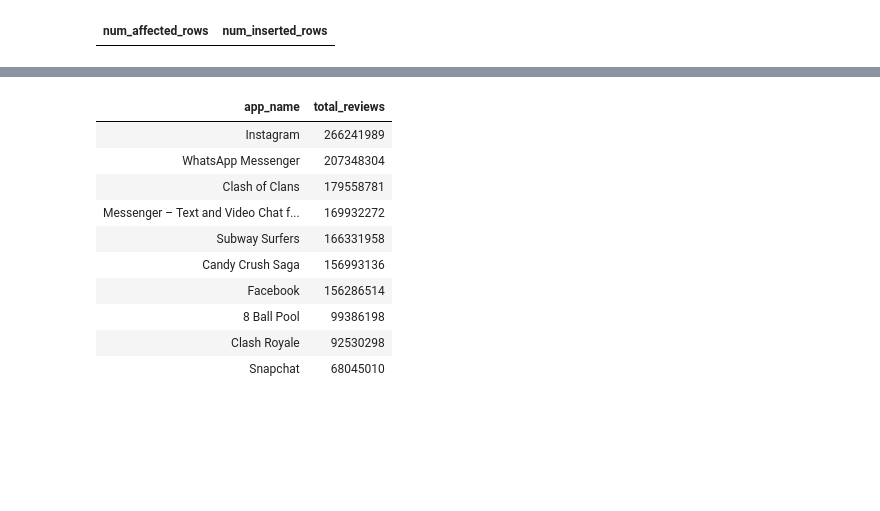
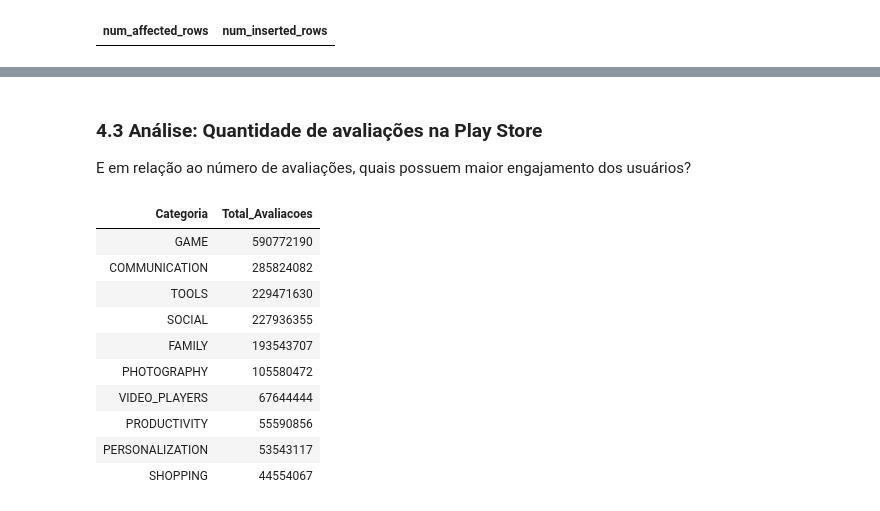
Before and after one commit to Romario76/Pos-PUCRJ-Data-Science-Analytics, a Jupyter notebook: MVP_EngDados.ipynb, the cells around one changed output, grey strips where cells are left out. Saved outputs shown, nothing was run; the diff lists cells and outputs as text; code cells hidden in the pictures; blank space fills up the shorter version.

```diff
--- a/MVP_EngDados.ipynb
+++ b/MVP_EngDados.ipynb
@@ -521,20 +869,20 @@ WHERE app_name = 'CBS Sports App - Scores, News, Stats & Watch Live'
+# %% [markdown]
+### 4.3 Análise: Quantidade de avaliações na Play Store
+E em relação ao número de avaliações, quais possuem maior engajamento dos usuários?
 # %%
 %sql
---Quais o Top10 aplicativos com maior número de avaliações?
-SELECT app_name, SUM(reviews) AS total_reviews
-FROM silver.app_base_silver
-GROUP BY app_name
-ORDER BY total_reviews DESC
-LIMIT 10
+SELECT category AS Categoria, total_reviews AS Total_Avaliacoes
+FROM gold.category_analysis
+ORDER BY total_reviews DESC LIMIT 10;
 # %% [output]
-| app_name | total_reviews |
-| Instagram | 266241989 |
-| WhatsApp Messenger | 207348304 |
-| Clash of Clans | 179558781 |
-| Messenger – Text and Video Chat f... | 169932272 |
-| Subway Surfers | 166331958 |
-| Candy Crush Saga | 156993136 |
-| Facebook | 156286514 |
-| 8 Ball Pool | 99386198 |
-| Clash Royale | 92530298 |
-| Snapchat | 68045010 |
+| Categoria | Total_Avaliacoes |
+| GAME | 590772190 |
+| COMMUNICATION | 285824082 |
+| TOOLS | 229471630 |
+| SOCIAL | 227936355 |
+| FAMILY | 193543707 |
+| PHOTOGRAPHY | 105580472 |
+| VIDEO_PLAYERS | 67644444 |
+| PRODUCTIVITY | 55590856 |
+| PERSONALIZATION | 53543117 |
+| SHOPPING | 44554067 |
```
Also changed, not shown: parts of 124 cells of this notebook.
